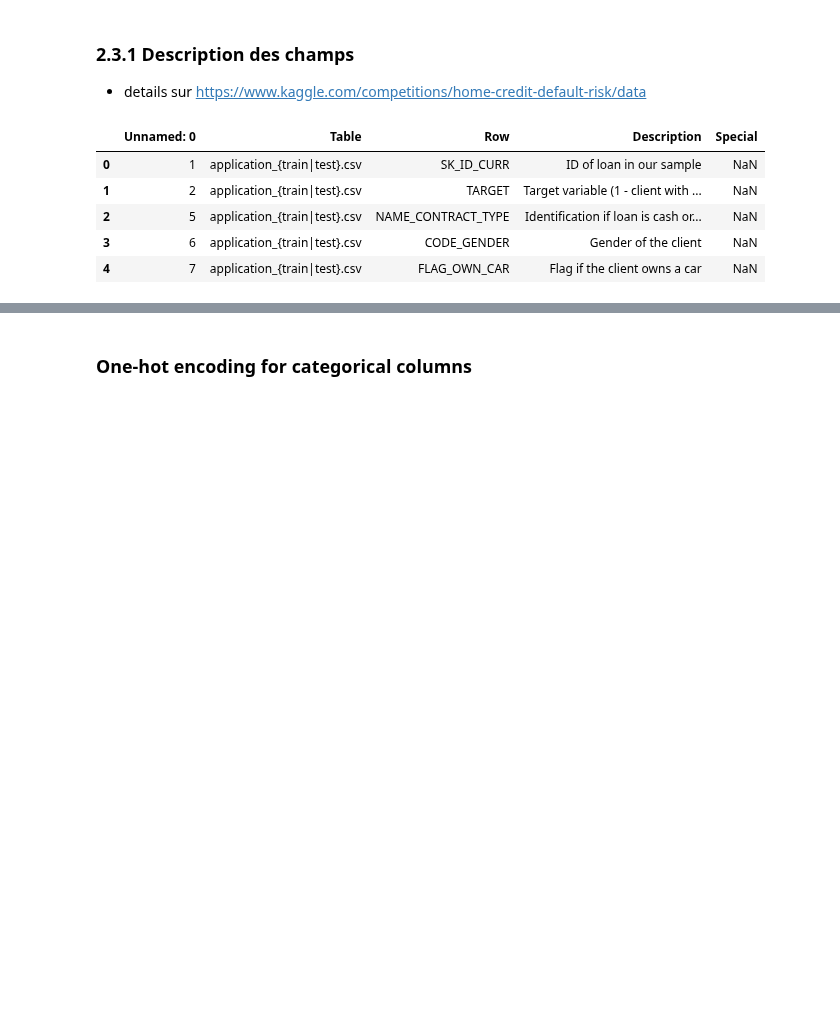
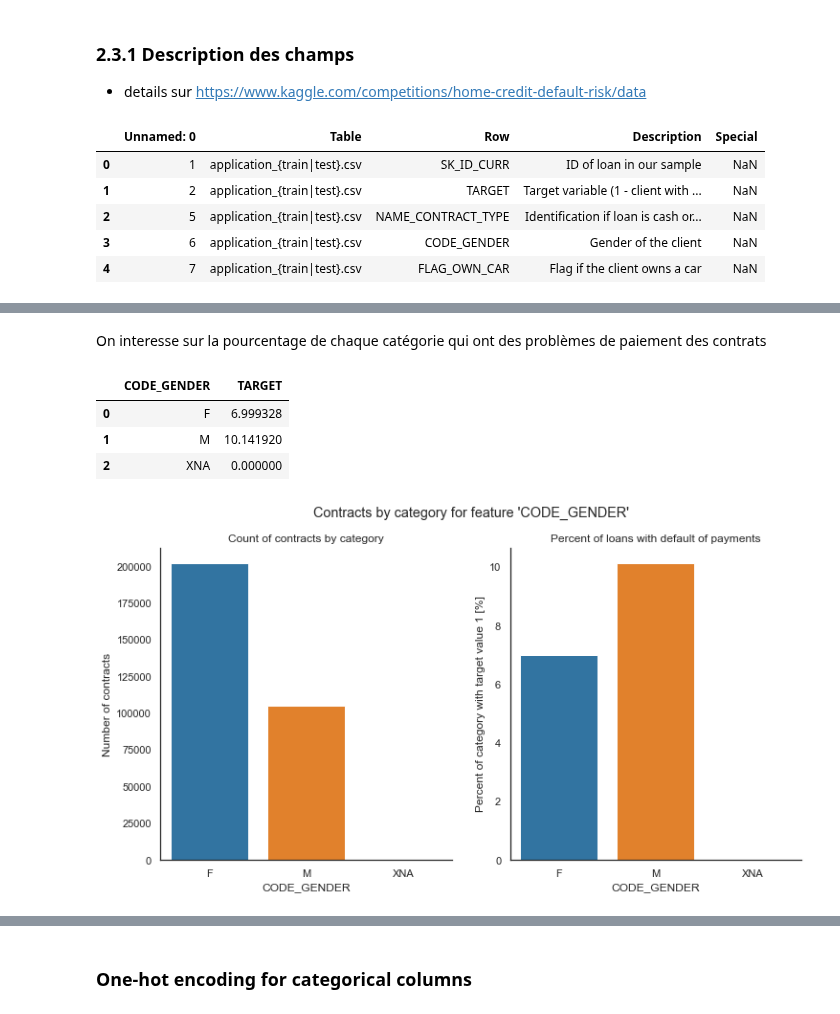
Before and after one commit to mrcreasey/oc-ds-p7-scoring-dashboard, a Jupyter notebook: code/P7_nettoyage.ipynb, the cells around one changed output, grey strips where cells are left out. Drawn from its saved outputs; the diff is of its cells as text; code cells hidden in the pictures; blank space fills up the shorter version.

```diff
--- a/code/P7_nettoyage.ipynb
+++ b/code/P7_nettoyage.ipynb
@@ -263,0 +413,53 @@ field_descriptions().head()
+# %% [markdown]
+On interesse sur la pourcentage de chaque catégorie qui ont des problèmes de paiement des contrats
+# %%
+# Calculate the percentage of each category with target=1
+percent_target=(app_train[['CODE_GENDER', 'TARGET']].fillna("Unknown")
+    .groupby(['CODE_GENDER'],as_index=False).mean())
+percent_target['TARGET'] *=100
+percent_target
+# %% [output]
+|  | CODE_GENDER | TARGET |
+| 0 | F | 6.999328 |
+| 1 | M | 10.141920 |
+| 2 | XNA | 0.000000 |
+# %%
+def plot_p_stats(df:pd.DataFrame,feature:str,label_rotation=False,horizontal_layout=True):
+    """
+    Plot side-by-side:  % of each category for feature, and % of loans with target=1.
+    based on :https://www.kaggle.com/code/gpreda/home-credit-default-risk-extensive-eda/notebook
+    """
+    temp = df[feature].fillna('Unknown').value_counts()
+    df1 = pd.DataFrame({feature: temp.index,'Number of contracts': temp.values})
+    df1.sort_values(by=feature, inplace=True)
+
+    # Calculate the percentage of each category with target=1
+    cat_perc = df[[feature, 'TARGET']].fillna("Unknown").groupby([feature],as_index=False).mean()
+    cat_perc['TARGET']*=100
+    cat_perc.sort_values(by=feature, inplace=True)
+
+    if(horizontal_layout):
+        fig, (ax1, ax2) = plt.subplots(ncols=2, figsize=(12,6))
+    else:
+        fig, (ax1, ax2) = plt.subplots(nrows=2, figsize=(12,14))
+    sns.set_color_codes("pastel")
+    s = sns.barplot(ax=ax1, x = feature, y="Number of contracts",data=df1)
+    if(label_rotation):
+        s.set_xticklabels(s.get_xticklabels(),rotation=90)
+    ax1.set_title('Count of contracts by category')
+    sns.despine()
+
+    s = sns.barplot(ax=ax2, x = feature, y='TARGET', order=cat_perc[feature], data=cat_perc)
+    if(label_rotation):
+        s.set_xticklabels(s.get_xticklabels(),rotation=90)
+    ax2.set_ylabel('Percent of category with target value 1 [%]')
+    # plt.tick_params(axis='both', which='major', labelsize=10)
+    ax2.set_title('Percent of loans with default of payments')
+    sns.despine()
+
+    plt.suptitle(f"Contracts by category for feature '{feature}'")
+# %%
+plot_p_stats(app_train,'CODE_GENDER')
+# to_png()
+# %% [output]
+[figure, added]
```
Also changed, not shown: parts of 35 cells of this notebook, 1 other file.
